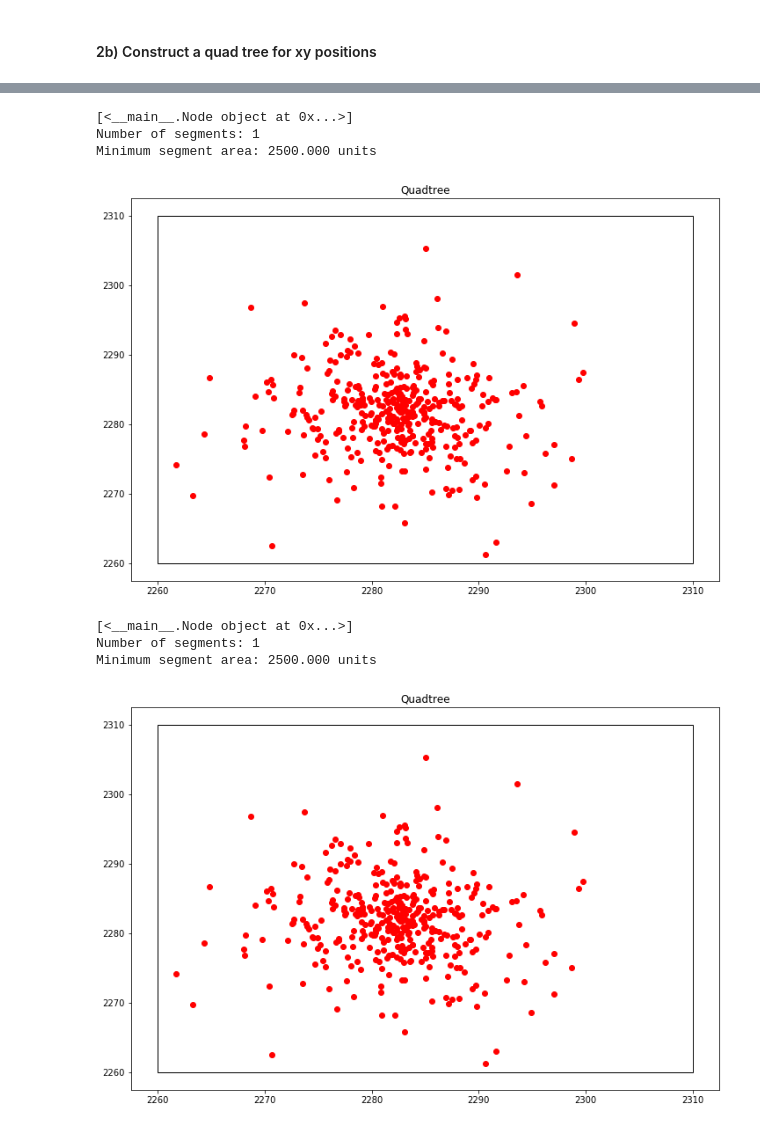
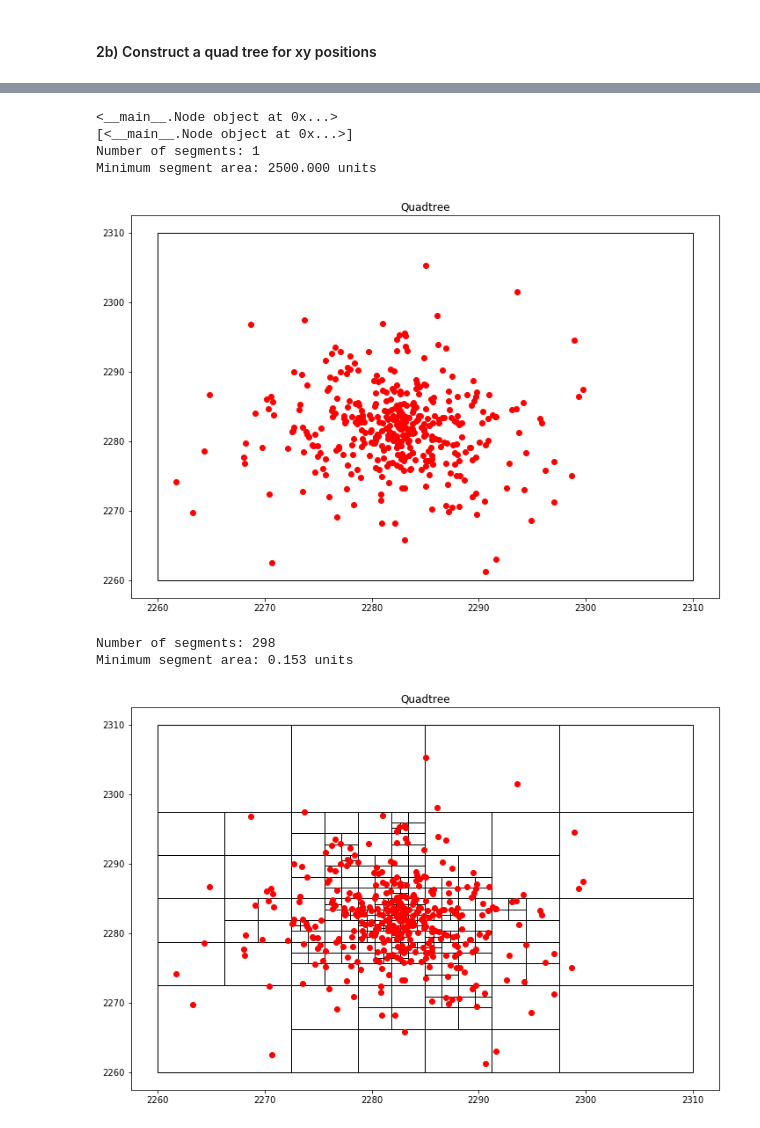
Before and after one commit to ErikOsinga/numerical_recipies, a Jupyter notebook: tutorial13/tut13.ipynb, the cells around one changed output, grey strips where cells are left out. Drawn from its saved outputs; the diff is of its cells as text; code cells hidden in the pictures.

```diff
--- a/tutorial13/tut13.ipynb
+++ b/tutorial13/tut13.ipynb
@@ -170,6 +182,8 @@ def recsubdivide(node, thresh):
     """
     Recursively subdivide a node until it contains <= thresh points
     """
+
+    # Stop when node contains threshold amount of points
     if len(node.points) <= thresh:
         return
 
@@ -198,46 +212,53 @@ def recsubdivide(node, thresh):
     recsubdivide(node4, thresh)
 
     # Keep track of the children
-    node.children = [node1, node2, node3, node4]
+    node.chil = [node1, node2, node3, node4]
+
+
+def find_chil(node):
+    """
+    Find all children of a node, recursive function.
+    """
+    if not node.chil:
+        # return the node itself
+        return [node]
+    else:
+        all_children = []
+        for child in node.chil:
+            # Append also the children of the children
+            all_children += find_chil(child)
+        return all_children
 # %%
 from matplotlib import patches
 
 # For now just hardcode the dimensions
 # root node origin
 rnorigin = [2260,2260]
 # root node width (of the box)
 rnwidth = 2310-2260
 # root node height (of the box)
 rnheight = 2310-2260
 
-# TODO REWRITE GRAPH AND FIND_CHILDREN
 
-def find_children(node):
-    if not node.childs:
-        return [node]
-    else:
-        children = []
-        for child in node.children:
-            children += (find_children(child))
-    return children
 
-QT = QuadTree(gaspos, rnorigin, rnwidth, rnheight, thresh=1)
-c = find_children(QT.rootnode)
+QT = QuadTree(gaspos, rnorigin, rnwidth, rnheight, thresh=3)
+print (QT.rootnode)
+c = find_chil(QT.rootnode)
 print (c)
 QT.graph()
 plt.show()
 
 QT.subdivide()
-c = find_children(QT.rootnode)
-print (c)
+c = find_chil(QT.rootnode)
+# print (c)
 QT.graph()
 plt.show()
 # %% [output]
+<__main__.Node object at 0x...>
 [<__main__.Node object at 0x...>]
 Number of segments: 1
 Minimum segment area: 2500.000 units
 [figure]
-[<__main__.Node object at 0x...>]
-Number of segments: 1
-Minimum segment area: 2500.000 units
+Number of segments: 298
+Minimum segment area: 0.153 units
-[figure, old version]
+[figure, new version]
```
Also changed, not shown: parts of 7 cells of this notebook.
